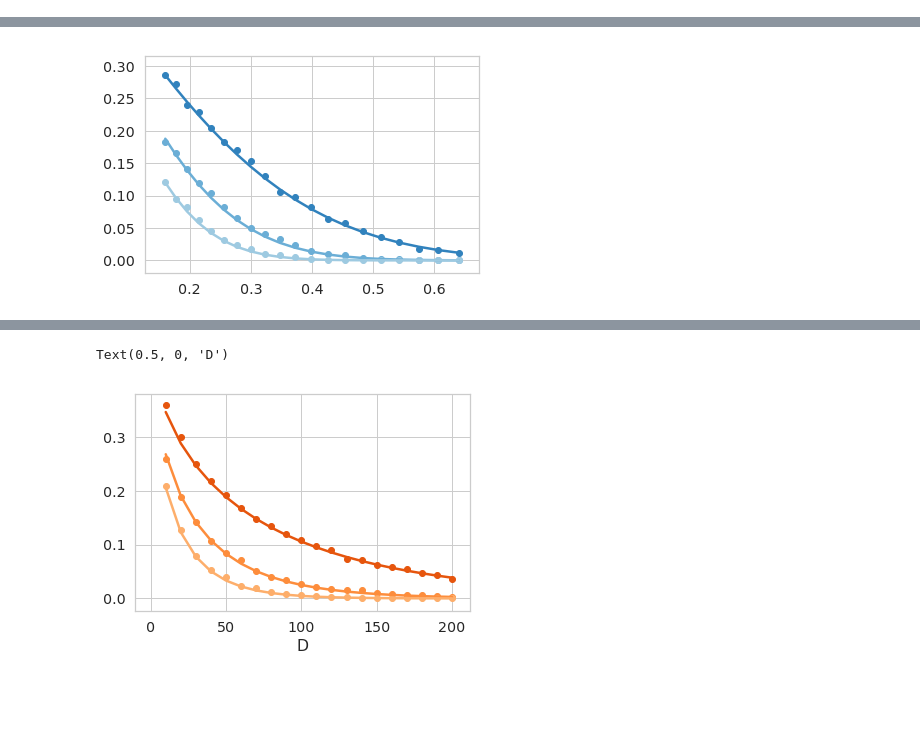
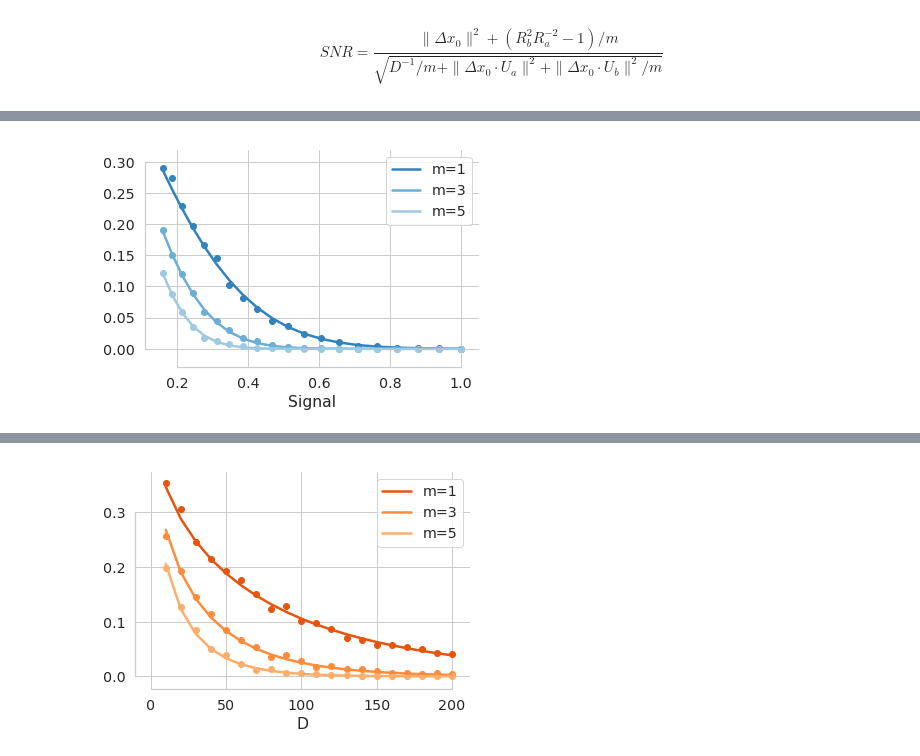
Before and after one commit to bsorsch/geometry-fewshot-learning, a Jupyter notebook: Synthetic experiments.ipynb, the cells around one changed output, grey strips where cells are left out. Cells and saved outputs as stored; diff of their text form; code cells hidden in the pictures; blank space fills up the shorter version.

```diff
--- a/Synthetic experiments.ipynb
+++ b/Synthetic experiments.ipynb
@@ -1,5 +1,5 @@
 # %%
-import numpy as np
+from jax import numpy as np
 from numpy import random
 
 from tqdm import tqdm_notebook as tqdm
@@ -7,7 +7,7 @@ from matplotlib import pyplot as plt
 import seaborn as sns
 
 sns.set(font_scale=1.3, rc={"lines.linewidth": 2.5})
-sns.set_style('whitegrid')
+sns.set_style('ticks')
 # %%
 import os
 os.environ["CUDA_DEVICE_ORDER"]="PCI_BUS_ID"   # see issue #152
@@ -16,6 +16,8 @@ os.environ["CUDA_VISIBLE_DEVICES"]="0"
 from scipy.special import erfc
 def H(x):
     return erfc(x/np.sqrt(2))/2
+# %% [markdown]
+$$ SNR = \frac{\|\Delta x_0\|^2 + (R_b^2 R_a^{-2} - 1)/m}{\sqrt{D^{-1}/m + \|\Delta x_0 \cdot U_a\|^2 + \|\Delta x_0 \cdot U_b\|^2 / m}} $$
 # %%
 def SNR(signal, bias, D, overlap, m):
     return 1/2*(signal + bias/m) / np.sqrt(1/D/m + overlap + 1/D * m*(m-1)/m**4)
@@ -26,12 +26,16 @@ N = 500
 D = 50
 P = 5000
 
-def few_shot_err(N,D,P,m,Ra,Rb):
+def few_shot_err(N,D,P,m,Ra,Rb,theta=np.pi/2):
     # Subspaces
     U = random.randn(N,2*(D+1))
     U,_ = np.linalg.qr(U)
     Ua,Ub,x0a,x0b = np.split(U,(D,2*D,2*D+1),axis=-1)
+
+    # Center-subspace overlaps
+    x0a = np.sin(theta)*x0a + np.cos(theta)*Ua.sum(-1,keepdims=True) / np.sqrt(D)
     x0a /= np.sqrt(2)
+    x0b = np.sin(theta)*x0b + np.cos(theta)*Ub.sum(-1,keepdims=True) / np.sqrt(D)
     x0b /= np.sqrt(2)
 
     # Training examples
@@ -53,37 +57,41 @@ def few_shot_err(N,D,P,m,Ra,Rb):
 
     # Evaluate
     da = ((Xatest - Xtrain)**2).sum(1)
-    db = ((Xbtest - Xtrain)**2).sum(1)
+#     db = ((Xbtest - Xtrain)**2).sum(1)
     erra = (da.argmin(0)!=0).mean()
-    errb = (db.argmin(0)!=1).mean()
-    err = (erra+errb)/2
+#     errb = (db.argmin(0)!=1).mean()
+#     err = (erra+errb)/2
 
-    return err
+    return erra
 # %%
 ms = [1,3,5]
-Rs = 1/np.linspace(0.4,0.8,20)
+Rs = 1/np.linspace(0.4,1,20)
 errs = []
 for m in ms:
     for R in tqdm(Rs):
         Ra = Rb = R
         err = few_shot_err(N,D,P,m,Ra,Rb)
         errs.append(err)
-errs = np.stack(errs).reshape(len(ms),len(Rs))
+errs_signal = np.stack(errs).reshape(len(ms),len(Rs))
 # %% [output]
 [interactive output not drawn]
 [interactive output not drawn]
 [interactive output not drawn]
 # %%
 with sns.color_palette('tab20c'):
-    for err,m in zip(errs,ms):
+    for err,m in zip(errs_signal,ms):
         plt.scatter((1/Rs)**2,err)
         bias = 0
         overlap = 0
         signals = (1/Rs)**2
-        plt.plot(signals, H(SNR(signals, bias, D, overlap, m)))
+        plt.plot(signals, H(SNR(signals, bias, D, overlap, m)), label='m='+str(m))
 #         plt.yscale('log')
+plt.xlabel('Signal')
+plt.legend()
+sns.despine(trim=True);
+# plt.savefig('images/geometry_components_signal.pdf')
 # %% [output]
-[figure, old version]
+[figure, new version]
 # %%
 ms = [1,3,5]
 R = 2
@@ -104,14 +112,16 @@ with sns.color_palette('tab20c'):
     for i in range(4):
         plt.scatter(0,0,s=0)
         plt.plot(0,0)
-    for err,m in zip(errs,ms):
+    for err,m in zip(errs_dim,ms):
         plt.scatter(Ds,err)
         bias = 0
         overlap = 0
         signal = 1/R**2
-        plt.plot(Ds, H(SNR(signal, bias, Ds, overlap, m)))
+        plt.plot(Ds, H(SNR(signal, bias, Ds, overlap, m)), label='m='+str(m))
 # plt.yscale('log')
 plt.xlabel('D')
+plt.legend()
+sns.despine(trim=True);
+# plt.savefig('images/geometry_components_dimension.pdf')
 # %% [output]
-Text(0.5, 0, 'D')
-[figure, old version]
+[figure, new version]
```
Also changed, not shown: parts of 9 cells of this notebook.
